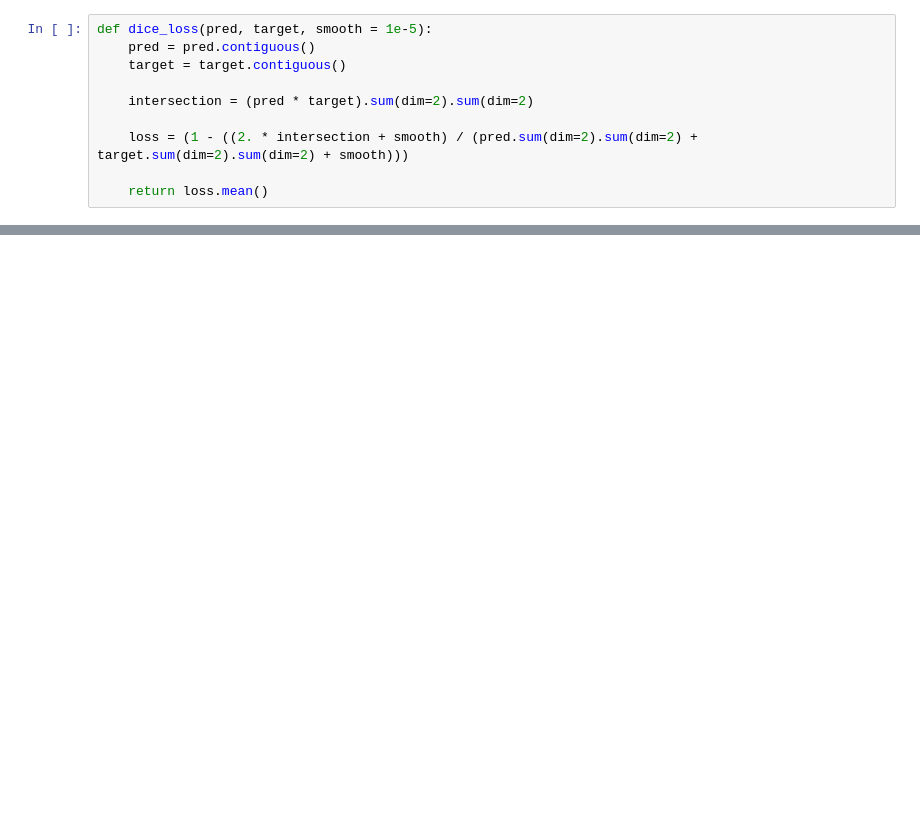
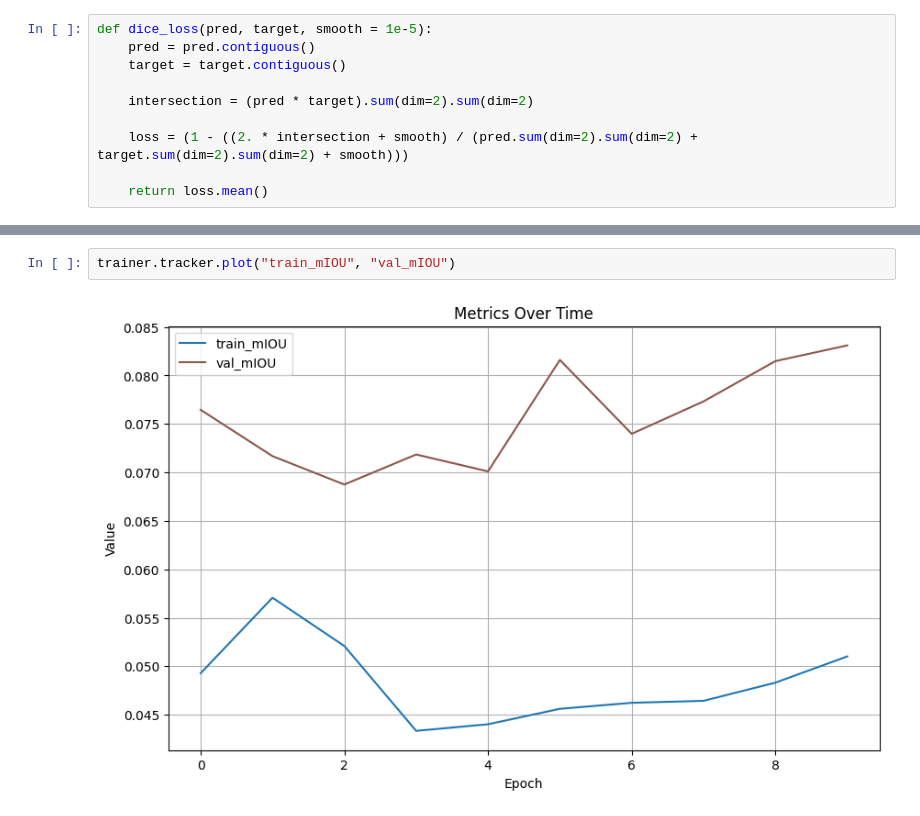
Before and after one commit to paraglondhe098/satellite-image-segmentation, a Jupyter notebook: notebook.ipynb, the cells around one changed output, grey strips where cells are left out. Saved outputs shown, nothing was run; the diff lists cells and outputs as text; blank space fills up the shorter version.

```diff
--- a/notebook.ipynb
+++ b/notebook.ipynb
@@ -182,0 +370,4 @@ def dice_loss(pred, target, smooth = 1e-5):
+# %%
+trainer.tracker.plot("train_mIOU", "val_mIOU")
+# %% [output]
+[figure, added]
```
Also changed, not shown: parts of 24 cells of this notebook.
